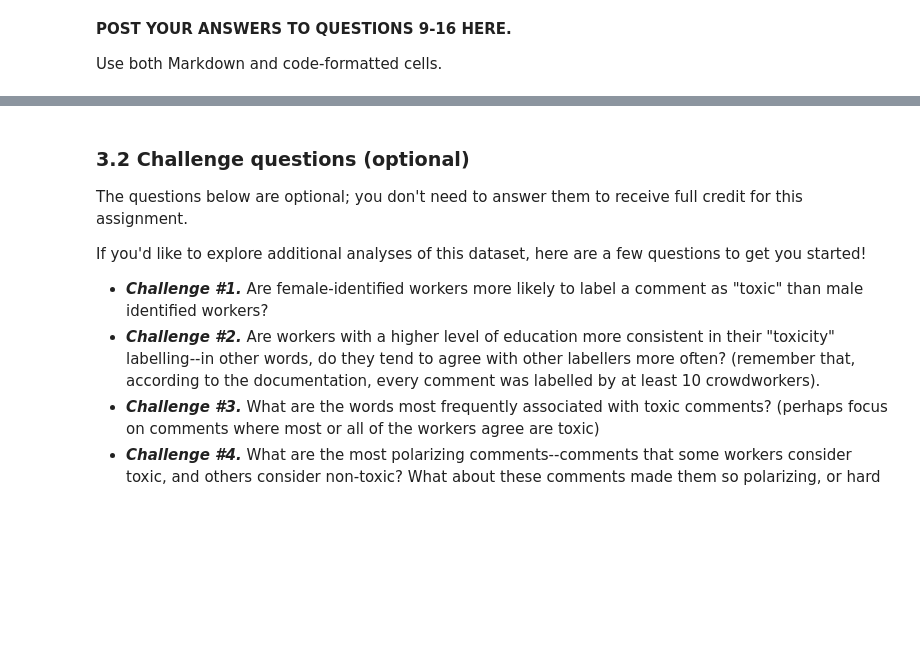
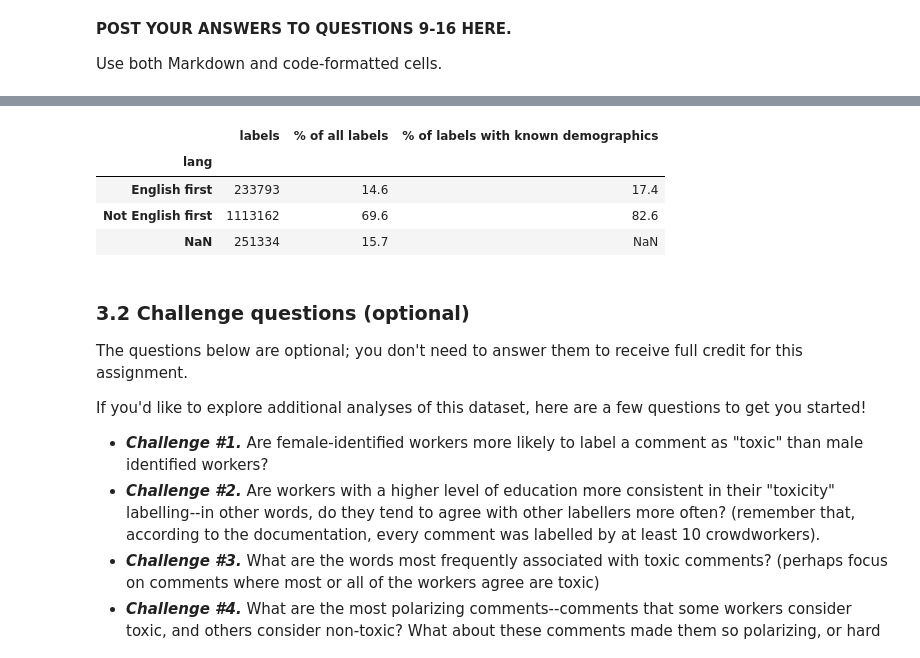
Before and after one commit to pspandle/HCDE-410, a Jupyter notebook: A2/hcde410-a2.ipynb, the cells around one changed output, grey strips where cells are left out. Drawn from its saved outputs; the diff is of its cells as text; code cells hidden in the pictures; blank space fills up the shorter version.

```diff
--- a/A2/hcde410-a2.ipynb
+++ b/A2/hcde410-a2.ipynb
@@ -683,3 +742,11 @@ Use both Markdown and code-formatted cells.
+# %%
+display(label_share(merged["lang"]))
+# %% [output]
+|  | labels | % of all labels | % of labels with known demographics |
+| lang |  |  |  |
+| English first | 233793 | 14.6 | 17.4 |
+| Not English first | 1113162 | 69.6 | 82.6 |
+| NaN | 251334 | 15.7 | NaN |
 # %% [markdown]
 ### 3.2 Challenge questions (optional)
 
```
Also changed, not shown: parts of 7 cells of this notebook.
